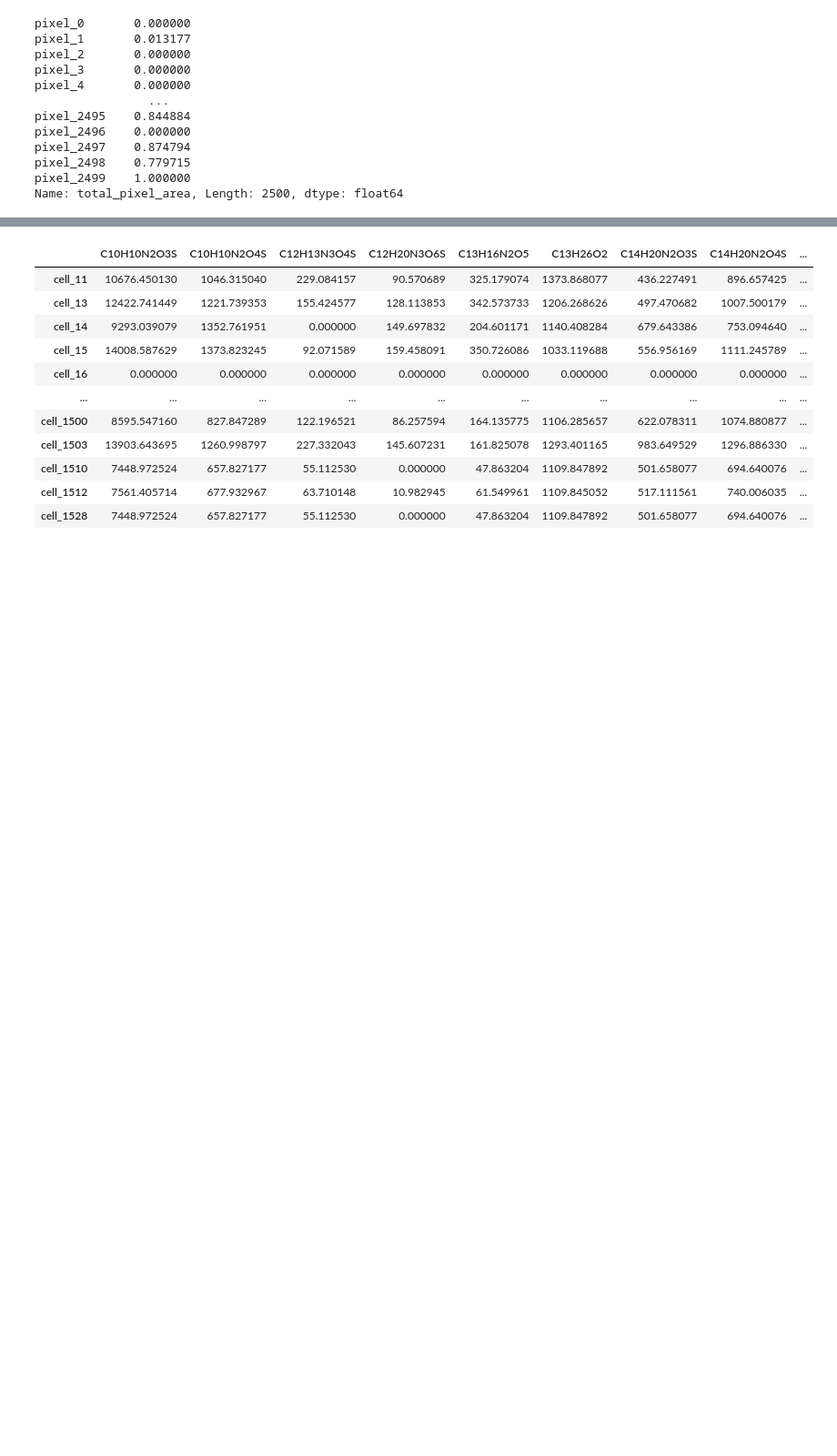
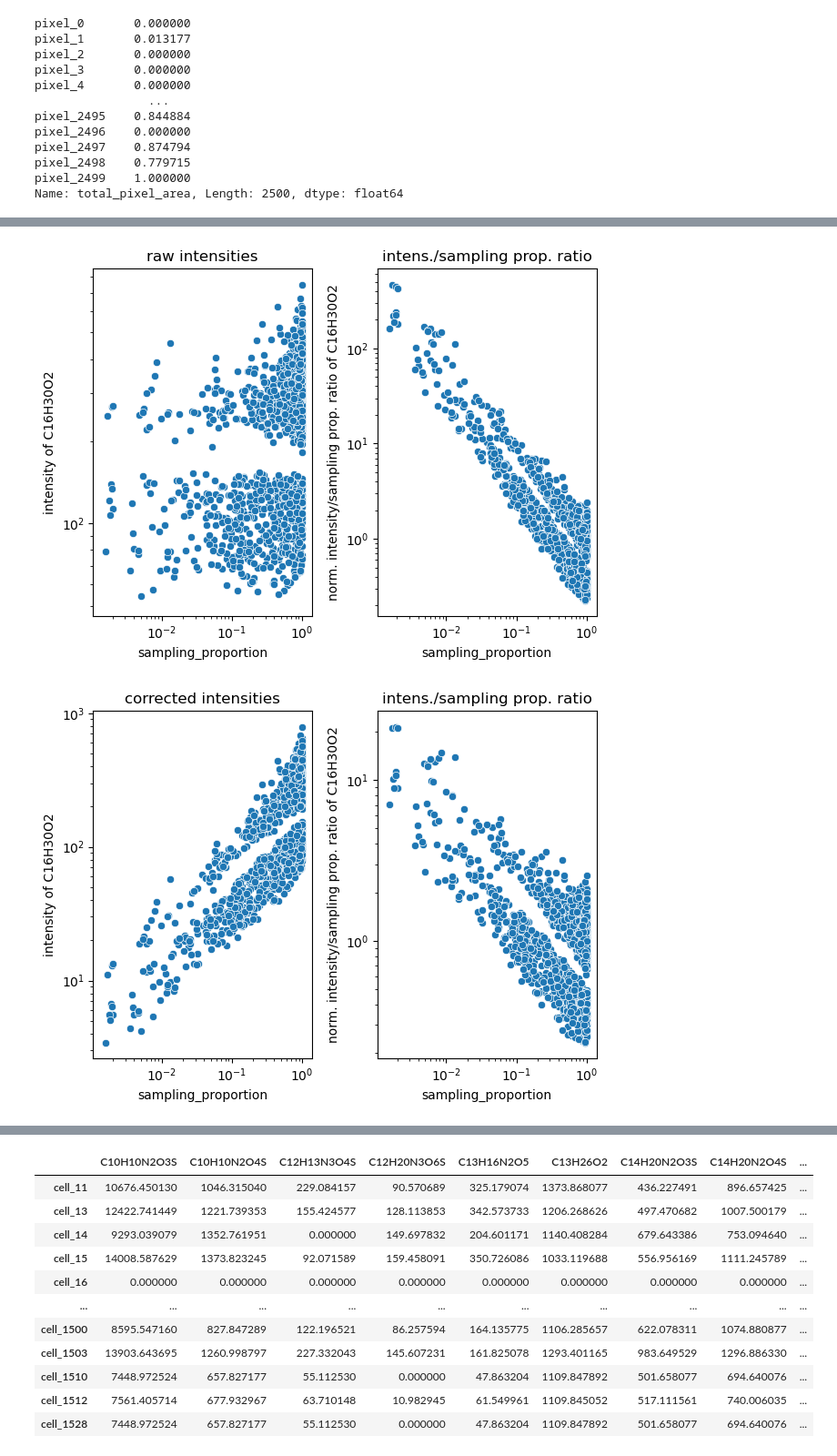
Before and after one commit to mariusrklein/FDA_project, a Jupyter notebook: ion_suppression_correction.ipynb, the cells around one changed output, grey strips where cells are left out. Shown at 91% size. Saved outputs shown, nothing was run; the diff lists cells and outputs as text; code cells hidden in the pictures; blank space fills up the shorter version.

```diff
--- a/ion_suppression_correction.ipynb
+++ b/ion_suppression_correction.ipynb
@@ -214,3 +217,6 @@ log_log_regression_plot(ion_intensities, title = 'raw ion intensities')
 # %%
-corrected_intensities = correct_intensities_quantile_regression(ion_intensities, pixels_total_overlap=total_pixel_overlap, full_pixels_avg_intensities=full_pixel_intensities)
+corrected_intensities = correct_intensities_quantile_regression(ion_intensities,
+    pixels_total_overlap=total_pixel_overlap,
+    full_pixels_avg_intensities=full_pixel_intensities,
+    reference_ions = ['C10H10N2O3S', 'C10H10N2O4S', 'C12H13N3O4S'])
 # %% [output]
@@ -226,0 +228,9 @@ log_log_regression_plot(corrected_intensities, molecule='C16H30O2')
+# %%
+log_log_regression_plot(ion_intensities, molecule='C16H30O2', title='raw intensities')
+log_log_regression_plot(corrected_intensities, molecule='C16H30O2', title='corrected intensities')
+
+log_log_regression_plot(ion_intensities, molecule='C10H10N2O3S', title='raw intensities')
+log_log_regression_plot(corrected_intensities, molecule='C10H10N2O3S', title='corrected intensities')
+# %% [output]
+[figure, added]
+[figure, added]
```
Also changed, not shown: parts of 4 cells of this notebook, 1 other file.
